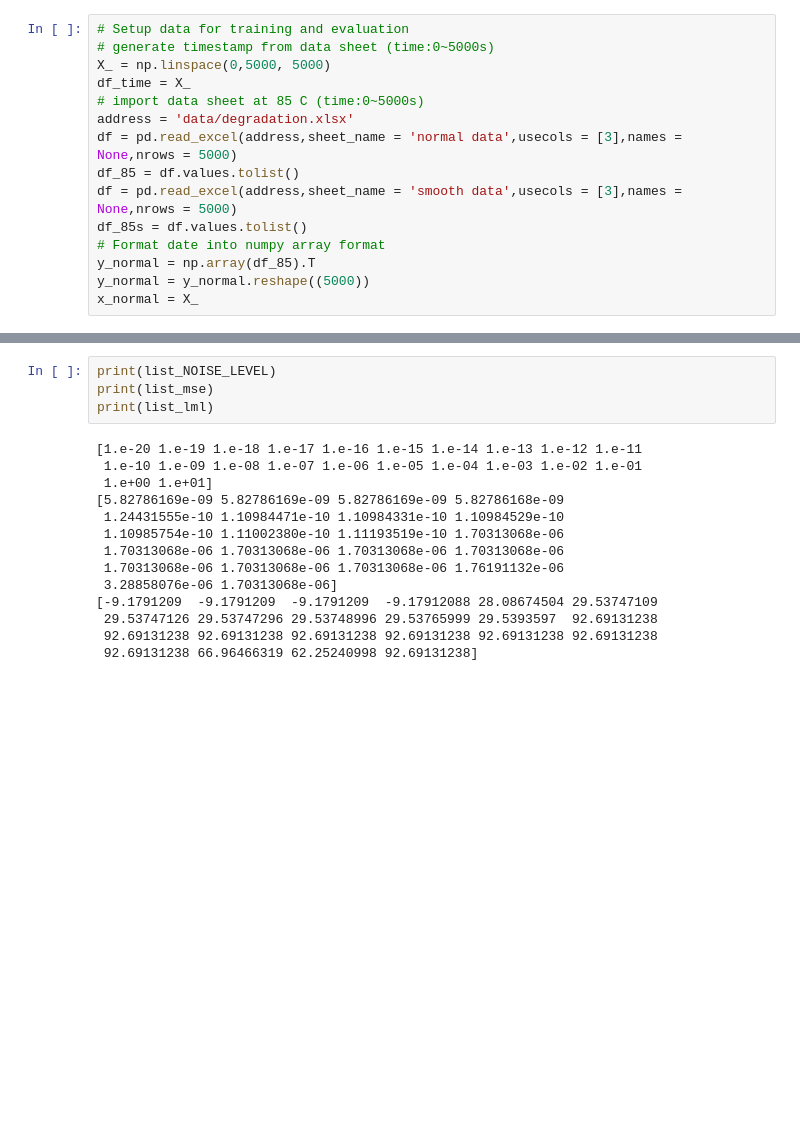
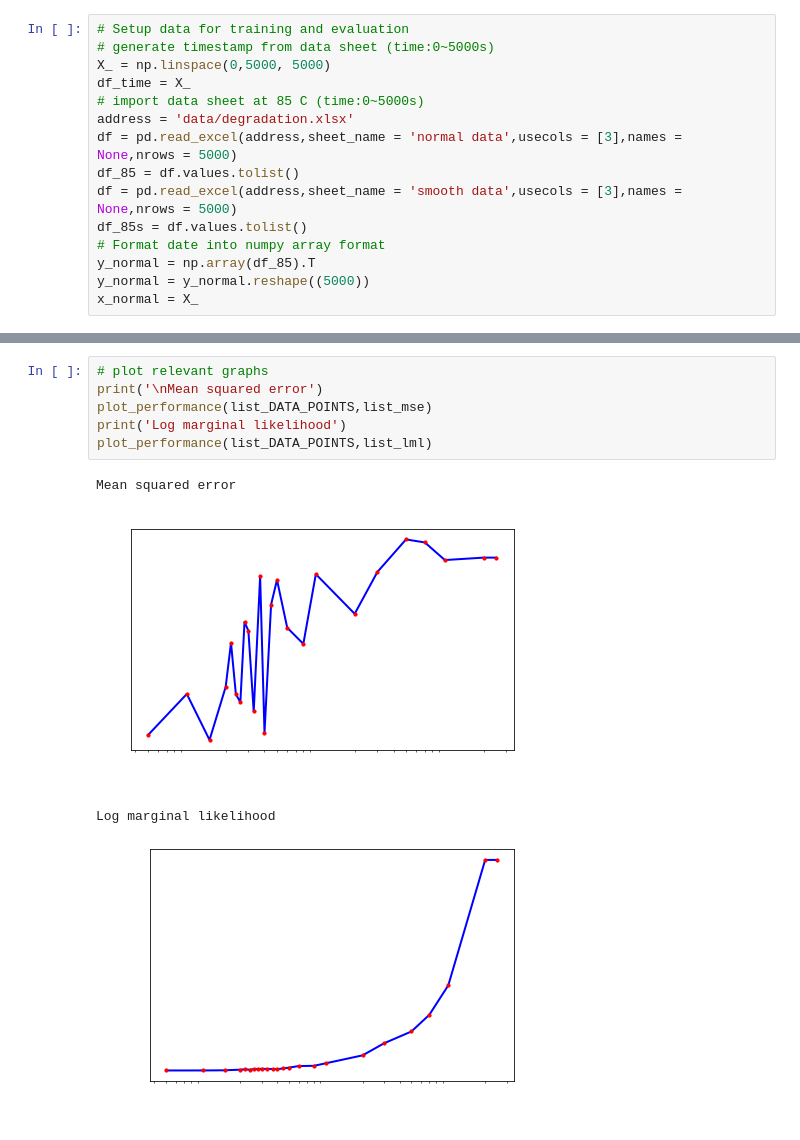
Before and after one commit to michelleliu1027/Bayesian_PV, a Jupyter notebook: BO_plots.ipynb, the cells around one changed output, grey strips where cells are left out. Cells and saved outputs as stored; diff of their text form; blank space fills up the shorter version.

```diff
--- a/BO_plots.ipynb
+++ b/BO_plots.ipynb
@@ -139,18 +121,11 @@ Number of data points used: 25
-# %%
-print(list_NOISE_LEVEL)
-print(list_mse)
-print(list_lml)
-# %% [output]
-[1.e-20 1.e-19 1.e-18 1.e-17 1.e-16 1.e-15 1.e-14 1.e-13 1.e-12 1.e-11
- 1.e-10 1.e-09 1.e-08 1.e-07 1.e-06 1.e-05 1.e-04 1.e-03 1.e-02 1.e-01
- 1.e+00 1.e+01]
-[5.82786169e-09 5.82786169e-09 5.82786169e-09 5.82786168e-09
- 1.24431555e-10 1.10984471e-10 1.10984331e-10 1.10984529e-10
- 1.10985754e-10 1.11002380e-10 1.11193519e-10 1.70313068e-06
- 1.70313068e-06 1.70313068e-06 1.70313068e-06 1.70313068e-06
- 1.70313068e-06 1.70313068e-06 1.70313068e-06 1.76191132e-06
- 3.28858076e-06 1.70313068e-06]
-[-9.1791209  -9.1791209  -9.1791209  -9.17912088 28.08674504 29.53747109
- 29.53747126 29.53747296 29.53748996 29.53765999 29.5393597  92.69131238
- 92.69131238 92.69131238 92.69131238 92.69131238 92.69131238 92.69131238
- 92.69131238 66.96466319 62.25240998 92.69131238]
+# %%
+# plot relevant graphs
+print('\nMean squared error')
+plot_performance(list_DATA_POINTS,list_mse)
+print('Log marginal likelihood')
+plot_performance(list_DATA_POINTS,list_lml)
+# %% [output]
+Mean squared error
+[figure, added]
+Log marginal likelihood
+[figure, added]
```
Also changed, not shown: parts of 4 cells of this notebook.
